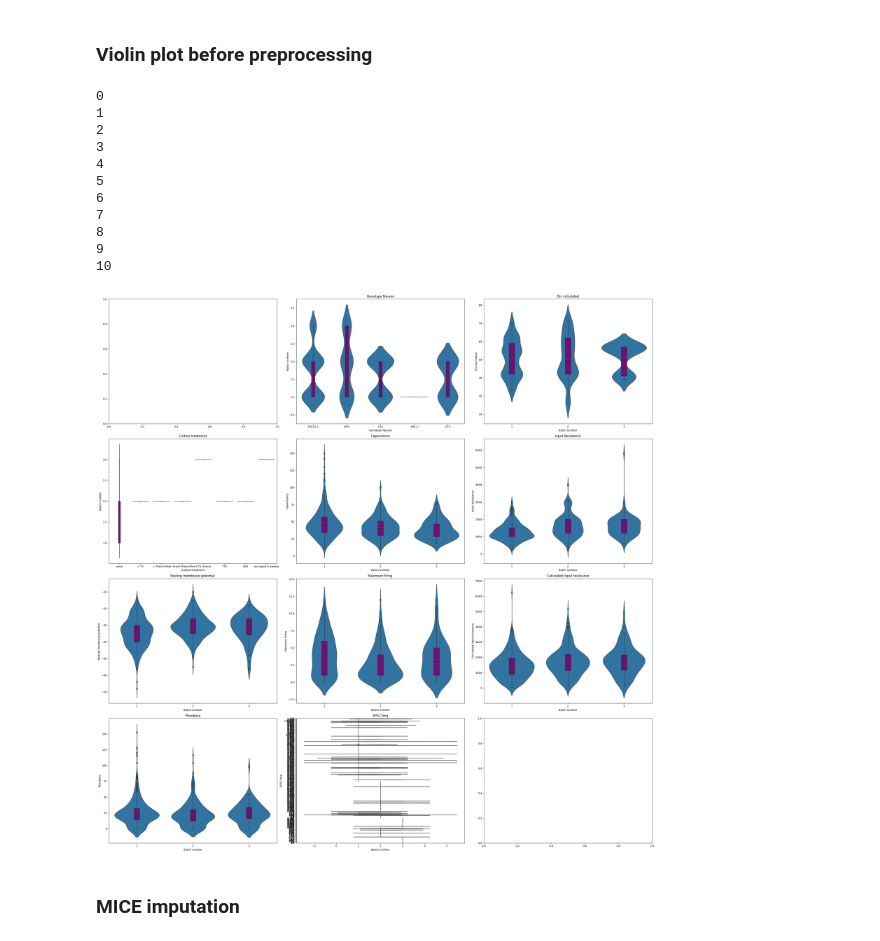
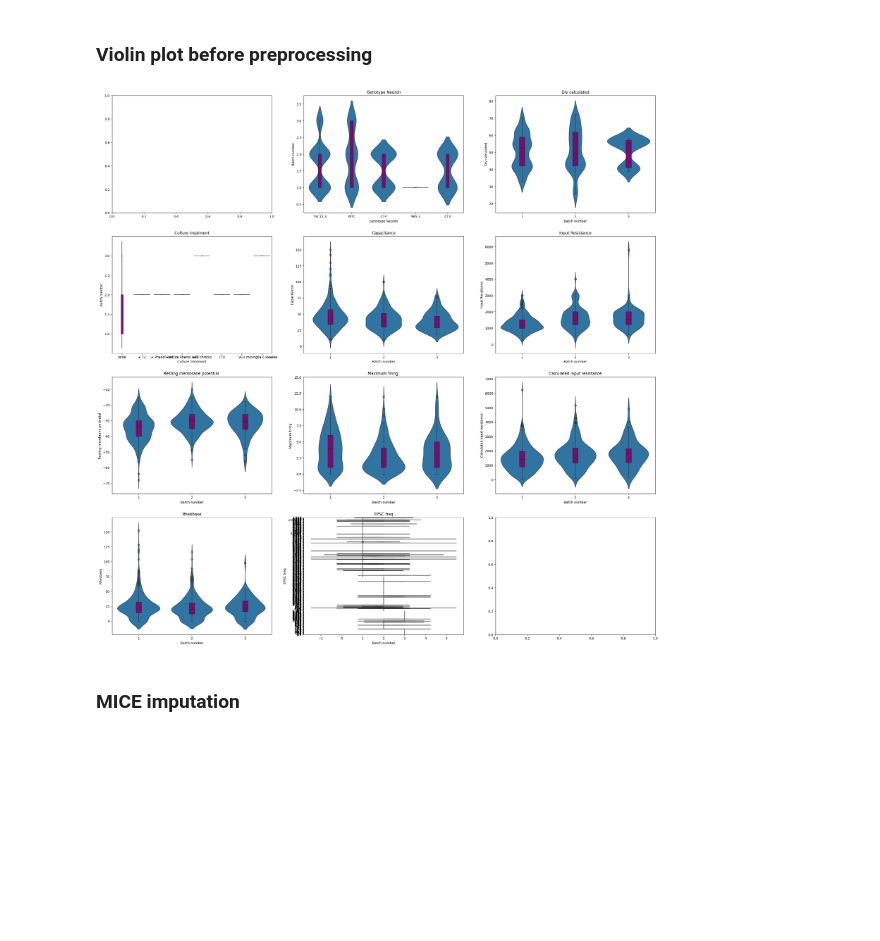
Before and after one commit to wesleysSon/Bpsysio-Ephys, a Jupyter notebook: Ephys workflow WEsley.ipynb, the cells around one changed output. Drawn from its saved outputs; the diff is of its cells as text; code cells hidden in the pictures; blank space fills up the shorter version.

```diff
--- a/Ephys workflow WEsley.ipynb
+++ b/Ephys workflow WEsley.ipynb
@@ -59,7 +58,9 @@ Load data from an Excel file and extract specific features.
 """
 print("Loading data...")
 data = pd.read_excel("data/01. Master_Latest data_Control clones_LP.xlsx", engine='openpyxl')
-data_extracted_features = pd.read_excel("data/01. Master_Latest data_Control clones_LP.xlsx", usecols=['Batch number', 'Genotype Neuron', 'Div calculated', 'Culture treatment', 'Capacitance', 'Input Resistance', 'Resting membrane potential ', 'Maximum firing ', 'Calculated input resistance', 'Rheobase', 'EPSC freq'])
+#data_extracted_features = pd.read_excel("data/01. Master_Latest data_Control clones_LP.xlsx", usecols=['Batch number', 'Genotype Neuron', 'Div calculated', 'Culture treatment', 'Capacitance', 'Input Resistance', 'Resting membrane potential ', 'Maximum firing ', 'Calculated input resistance', 'Rheobase', 'EPSC freq'])
+data_extracted_features = pd.read_excel("data/01. Master_Latest data_Control clones_LP.xlsx", usecols=['Batch number', 'Genotype Neuron', 'Div calculated', 'Culture treatment', 'Capacitance', 'Input Resistance', 'Resting membrane potential ', 'Maximum firing ', 'Rheobase', 'EPSC freq'])
+
 print("\n")
 print(data_extracted_features)
 # %% [output]
@@ -90,50 +91,44 @@ Plots violin and box plots for each feature in the given DataFrame.
 """
 
 # Create a copy of the DataFrame
 data_extracted_features_violin_pre = data_extracted_features.copy()
 
 # Create subplots
 fig, axes = plt.subplots(4, 3, figsize=(30, 30))
 axes = axes.flatten()
 
 # Iterate over each feature in the DataFrame
 for i, feature in enumerate(data_extracted_features_violin_pre.columns):
-    print(i)
     if feature == 'Batch number':
         i-=1
         continue
     elif feature == 'Genotype Neuron':
         # Plot violin and box plots for 'Genotype Neuron'
         sns.violinplot(x=feature, y='Batch number', data=data_extracted_features_violin_pre, ax=axes[i], inner=None)
-        sns.boxplot(x=feature, y='Batch number', data=data_extracted_features_violin_pre, ax=axes[i], width=0.1, color="purple", showmeans=True, meanline=True)
+        sns.boxplot(x=feature, y='Batch number', data=data_extracted_features_violin_pre, ax=axes[i], width=0.1, color="purple", meanline=True)
         axes[i].set_title(feature)
     elif feature == 'Culture treatment':
         # Plot violin and box plots for 'Culture treatment'
         sns.violinplot(x=feature, y='Batch number', data=data_extracted_features_violin_pre, ax=axes[i], inner=None)
-        sns.boxplot(x=feature, y='Batch number', data=data_extracted_features_violin_pre, ax=axes[i], width=0.1, color="purple", showmeans=True, meanline=True)
+        sns.boxplot(x=feature, y='Batch number', data=data_extracted_features_violin_pre, ax=axes[i], width=0.1, color="purple", meanline=True)
         axes[i].set_title(feature)
     else:
         # Plot violin and box plots for other features
         sns.violinplot(x='Batch number', y=feature, data=data_extracted_features_violin_pre, ax=axes[i], inner=None)
-        sns.boxplot(x='Batch number', y=feature, data=data_extracted_features_violin_pre, ax=axes[i], width=0.1, color="purple", showmeans=True, meanline=True)
+        sns.boxplot(x='Batch number', y=feature, data=data_extracted_features_violin_pre, ax=axes[i], width=0.1, color="purple", meanline=True)
         axes[i].set_title(feature)
 
+
+# sns.violinplot(data=data_extracted_features_violin_pre, inner=None)
+
+# for feature in data_extracted_features_violin_pre.columns:
+#     sns.violinplot(data=data_extracted_features_violin_pre[feature], inner=None)
+
 # Adjust the layout and display the plot
-plt.tight_layout()
+#plt.tight_layout()
 plt.show()
 # %% [output]
-0
-1
-2
-3
-4
-5
-6
-7
-8
-9
-10
-[figure, old version]
+[figure, new version]
 # %% [markdown]
 ### MICE imputation
 # %%
```
Also changed, not shown: parts of 4 cells of this notebook.
